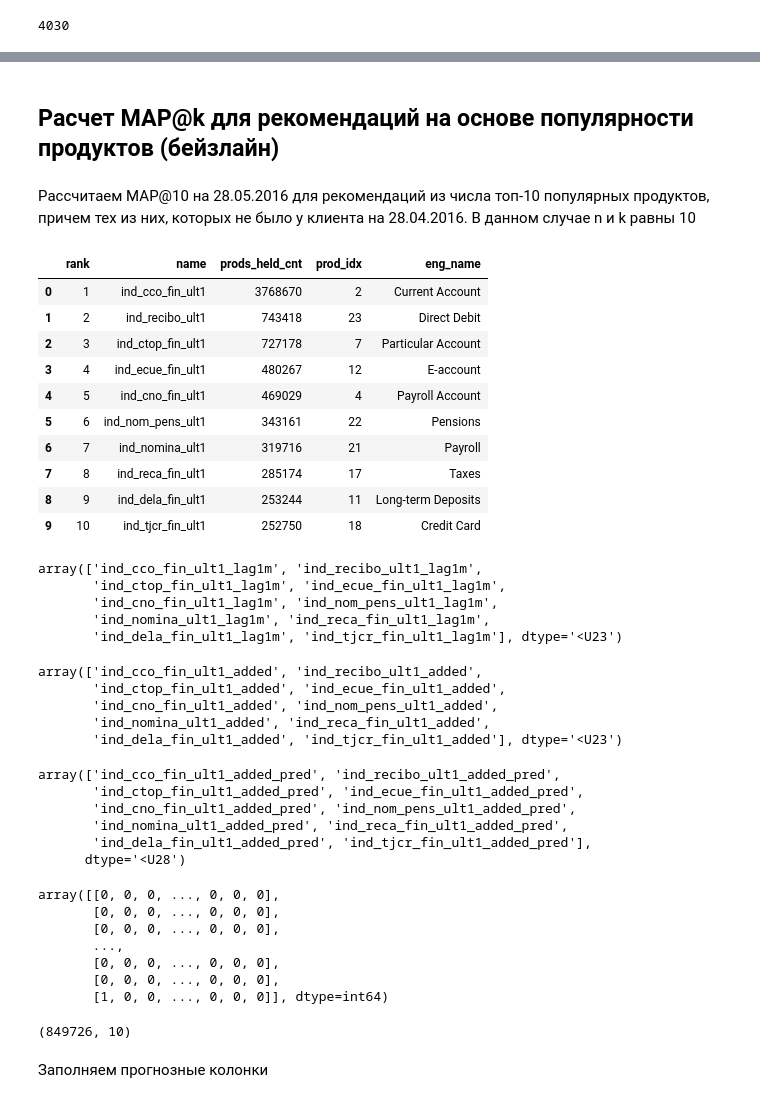
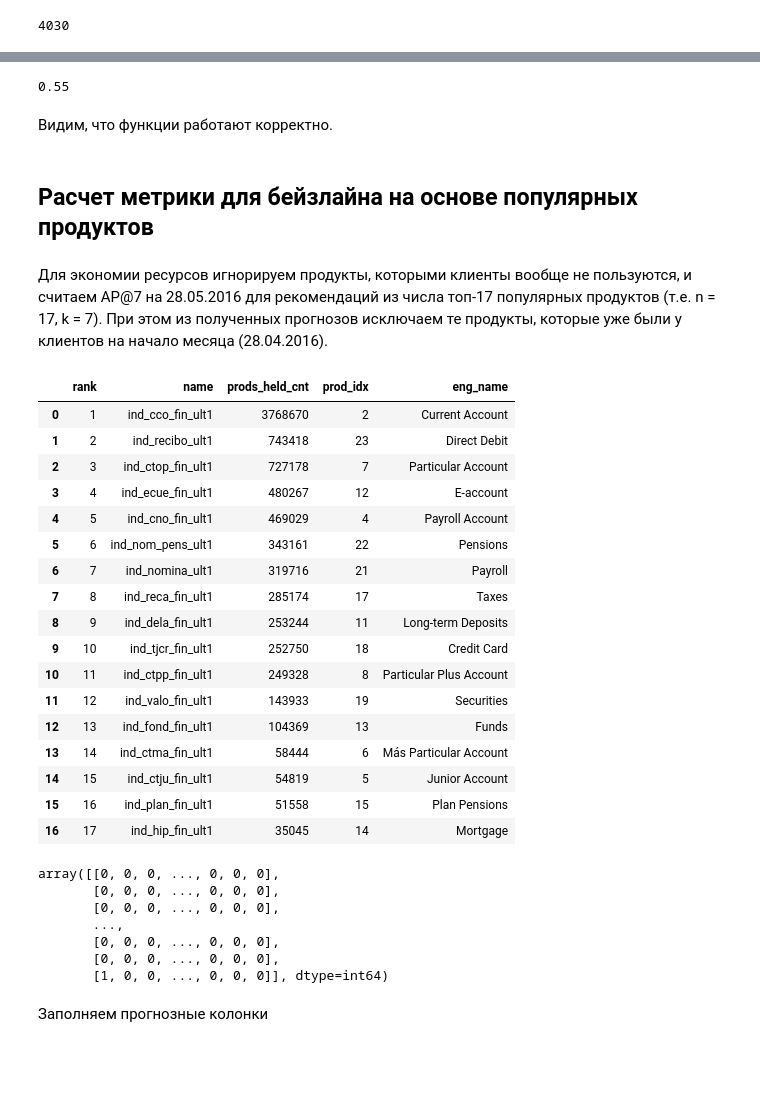
Before and after one commit to ibnkir/bank-recsys-project, a Jupyter notebook: notebooks/eda_ml.ipynb, the cells around one changed output, grey strips where cells are left out. Saved outputs shown, nothing was run; the diff lists cells and outputs as text; code cells hidden in the pictures; blank space fills up the shorter version.

```diff
--- a/notebooks/preparation_steps.ipynb
+++ b/notebooks/eda_ml.ipynb
@@ -1112,0 +1166,6 @@ prods_added_pred_names = [
+# %%
+# Кол-во продуктов, по которым прогнозруются покупки
+top_n = 17
+
+# Кол-во продуктов, по которым оценивается средняя точность AP@k
+top_k = 7
@@ -1145,4 +1240,20 @@ def mean_avg_prec_at_k(actual, pred, top_k=10):
+# %%
+# Тестируем
+
+actual = [[1, 0, 0, 0, 0, 0, 0, 0, 0, 0],
+          [1, 0, 0, 1, 0, 0, 0, 0, 1, 0]]
+
+pred = [[1, 1, 1, 1, 1, 1, 1, 1, 1, 1],
+        [1, 0, 0, 1, 0, 0, 0, 0, 1, 0]]
+
+avg_precision_at_k(actual, pred)
+# %% [output]
+0.55
+# %% [markdown]
+Видим, что функции работают корректно.
 # %% [markdown]
-## Расчет MAP@k для рекомендаций на основе популярности продуктов (бейзлайн) <a id="step_0"></a>
+## Расчет метрики для бейзлайна на основе популярных продуктов <a id="step_0"></a>
 # %% [markdown]
-Рассчитаем MAP@10 на 28.05.2016 для рекомендаций из числа топ-10 популярных продуктов, причем тех из них, которых не было у клиента на 28.04.2016. В данном случае n и k равны 10
+Для экономии ресурсов игнорируем продукты, которыми клиенты вообще не пользуются,
+и считаем AP@7 на 28.05.2016 для рекомендаций из числа топ-17 популярных продуктов
+(т.е. n = 17, k = 7). При этом из полученных прогнозов исключаем те продукты, которые уже были у клиентов на начало месяца (28.04.2016).
@@ -1151,48 +1260,24 @@ top_k = 10
 # %%
-# Будем рекомендовать только top_k популярных продуктов
-ranked_prods_df.iloc[:top_k]
+# Будем рекомендовать только top_n популярных продуктов
+ranked_prods_df.iloc[:top_n]
 # %% [output]
 |  | rank | name | prods_held_cnt | prod_idx | eng_name |
 | 0 | 1 | ind_cco_fin_ult1 | 3768670 | 2 | Current Account |
 | 1 | 2 | ind_recibo_ult1 | 743418 | 23 | Direct Debit |
 | 2 | 3 | ind_ctop_fin_ult1 | 727178 | 7 | Particular Account |
 | 3 | 4 | ind_ecue_fin_ult1 | 480267 | 12 | E-account |
 | 4 | 5 | ind_cno_fin_ult1 | 469029 | 4 | Payroll Account |
 | 5 | 6 | ind_nom_pens_ult1 | 343161 | 22 | Pensions |
 | 6 | 7 | ind_nomina_ult1 | 319716 | 21 | Payroll |
 | 7 | 8 | ind_reca_fin_ult1 | 285174 | 17 | Taxes |
 | 8 | 9 | ind_dela_fin_ult1 | 253244 | 11 | Long-term Deposits |
 | 9 | 10 | ind_tjcr_fin_ult1 | 252750 | 18 | Credit Card |
+| 10 | 11 | ind_ctpp_fin_ult1 | 249328 | 8 | Particular Plus Account |
+| 11 | 12 | ind_valo_fin_ult1 | 143933 | 19 | Securities |
+| 12 | 13 | ind_fond_fin_ult1 | 104369 | 13 | Funds |
+| 13 | 14 | ind_ctma_fin_ult1 | 58444 | 6 | Más Particular Account |
+| 14 | 15 | ind_ctju_fin_ult1 | 54819 | 5 | Junior Account |
+| 15 | 16 | ind_plan_fin_ult1 | 51558 | 15 | Plan Pensions |
+| 16 | 17 | ind_hip_fin_ult1 | 35045 | 14 | Mortgage |
-# %%
-# Составляем список имен продуктов во владении на начало месяца из числа top_k популярных
-top_prods_held_lag1m_names = np.array(prods_held_lag1m_names)[ranked_prods_df['prod_idx'][:top_k]]
-top_prods_held_lag1m_names
-# %% [output]
-array(['ind_cco_fin_ult1_lag1m', 'ind_recibo_ult1_lag1m',
-       'ind_ctop_fin_ult1_lag1m', 'ind_ecue_fin_ult1_lag1m',
-       'ind_cno_fin_ult1_lag1m', 'ind_nom_pens_ult1_lag1m',
-       'ind_nomina_ult1_lag1m', 'ind_reca_fin_ult1_lag1m',
-       'ind_dela_fin_ult1_lag1m', 'ind_tjcr_fin_ult1_lag1m'], dtype='<U23')
-# %%
-# Составляем список имен добавленных продуктов из числа top_k популярных
-top_prods_added_names = np.array(prods_added_names)[ranked_prods_df['prod_idx'][:top_k]]
-top_prods_added_names
-# %% [output]
-array(['ind_cco_fin_ult1_added', 'ind_recibo_ult1_added',
-       'ind_ctop_fin_ult1_added', 'ind_ecue_fin_ult1_added',
-       'ind_cno_fin_ult1_added', 'ind_nom_pens_ult1_added',
-       'ind_nomina_ult1_added', 'ind_reca_fin_ult1_added',
-       'ind_dela_fin_ult1_added', 'ind_tjcr_fin_ult1_added'], dtype='<U23')
-# %%
-# Составляем список имен с предсказаниями добавленных продуктов из числа top_k популярных
-top_prods_added_pred_names = np.array(prods_added_pred_names)[ranked_prods_df['prod_idx'][:top_k]]
-top_prods_added_pred_names
-# %% [output]
-array(['ind_cco_fin_ult1_added_pred', 'ind_recibo_ult1_added_pred',
-       'ind_ctop_fin_ult1_added_pred', 'ind_ecue_fin_ult1_added_pred',
-       'ind_cno_fin_ult1_added_pred', 'ind_nom_pens_ult1_added_pred',
-       'ind_nomina_ult1_added_pred', 'ind_reca_fin_ult1_added_pred',
-       'ind_dela_fin_ult1_added_pred', 'ind_tjcr_fin_ult1_added_pred'],
-      dtype='<U28')
 # %%
 # Фактические таргеты (продукты, купленные в мае 2016)
@@ -1206,11 +1291,6 @@ array([[0, 0, 0, ..., 0, 0, 0],
        [0, 0, 0, ..., 0, 0, 0],
        [0, 0, 0, ..., 0, 0, 0],
        [1, 0, 0, ..., 0, 0, 0]], dtype=int64)
-# %%
-# Смотрим размер
-actual.shape
-# %% [output]
-(849726, 10)
 # %% [markdown]
 Заполняем прогнозные колонки
 # %%
```
Also changed, not shown: parts of 51 cells of this notebook.
